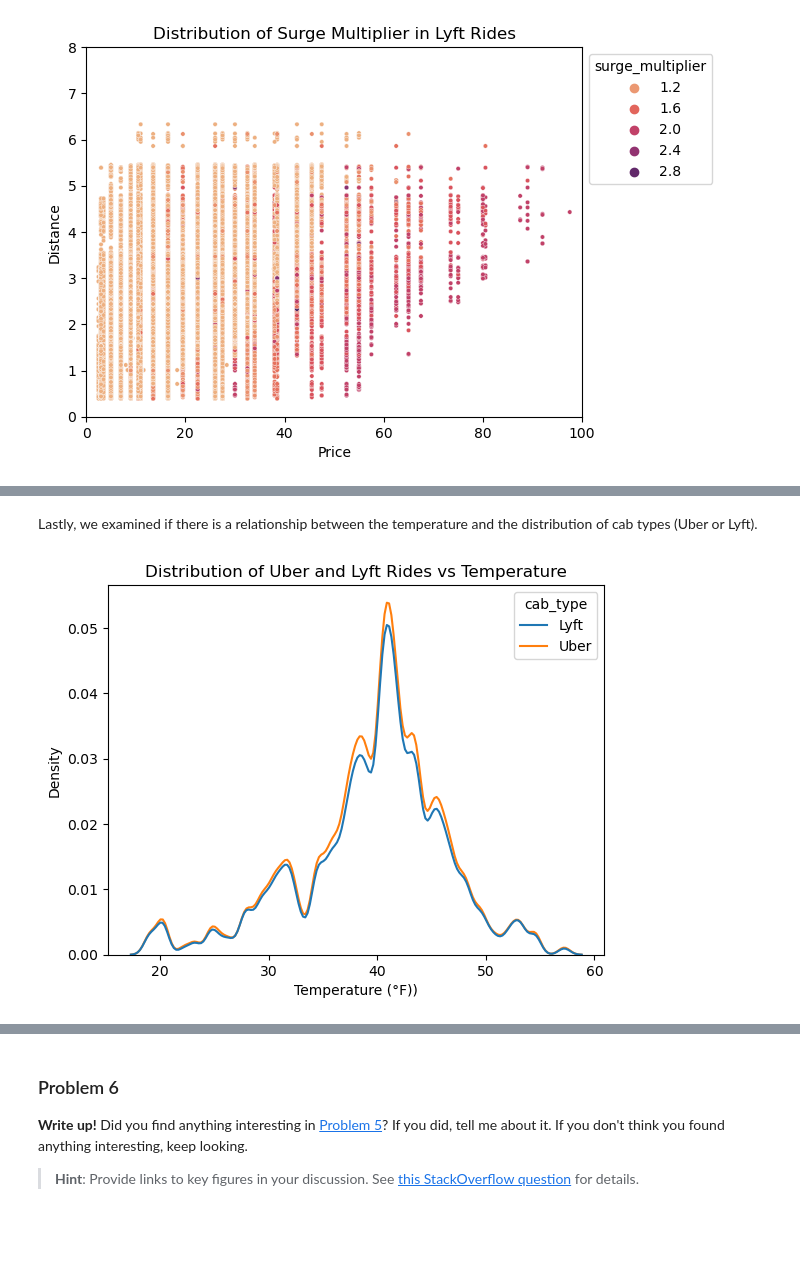
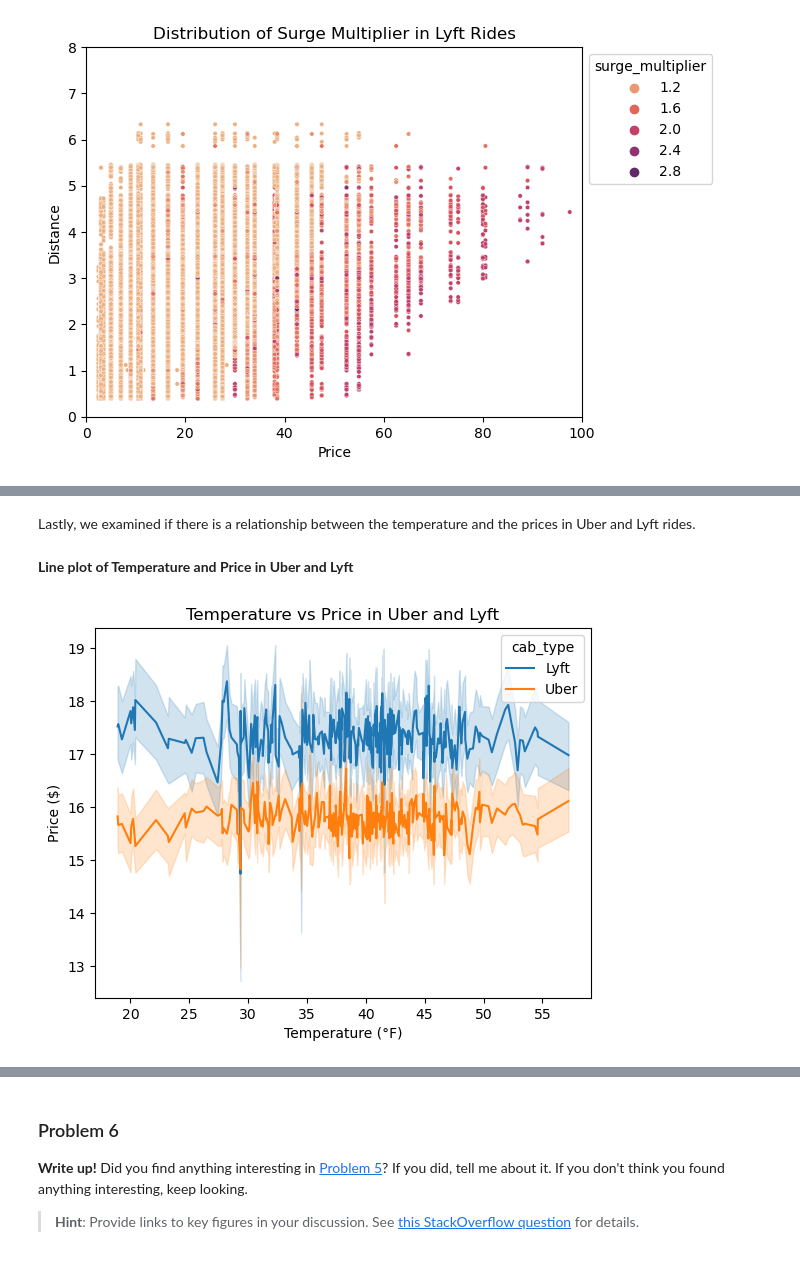
Before and after one commit to jumonlala/217_final_project, a Jupyter notebook: hw6.ipynb, the cells around one changed output, grey strips where cells are left out. Cells and saved outputs as stored; diff of their text form; code cells hidden in the pictures; blank space fills up the shorter version.

```diff
--- a/hw6.ipynb
+++ b/hw6.ipynb
@@ -460,10 +503,13 @@ The linear regression model plotted above confirms that in general, as the ride
 # %% [markdown]
-Lastly, we examined if there is a relationship between the temperature and the distribution of cab types (Uber or Lyft).
+Lastly, we examined if there is a relationship between the temperature and the prices in Uber and Lyft rides.
+# %% [markdown]
+**Line plot of Temperature and Price in Uber and Lyft**
+<a id='Temperature_versus_Price_in_Uber_and_Lyft'></a>
 # %%
-sns.kdeplot(data = clean_data, x = 'temperature', hue = 'cab_type')
-plt.title("Distribution of Uber and Lyft Rides vs Temperature")
-plt.xlabel("Temperature (°F))")
-plt.ylabel("Density")
+sns.lineplot(data = clean_data, x = 'temperature', y='price', hue = 'cab_type')
+plt.title("Temperature versus Price in Uber and Lyft")
+plt.xlabel("Temperature (°F)")
+plt.ylabel("Price ($)")
 plt.show()
 # %% [output]
-[figure, old version]
+[figure, new version]
```
Also changed, not shown: parts of 60 cells of this notebook.
